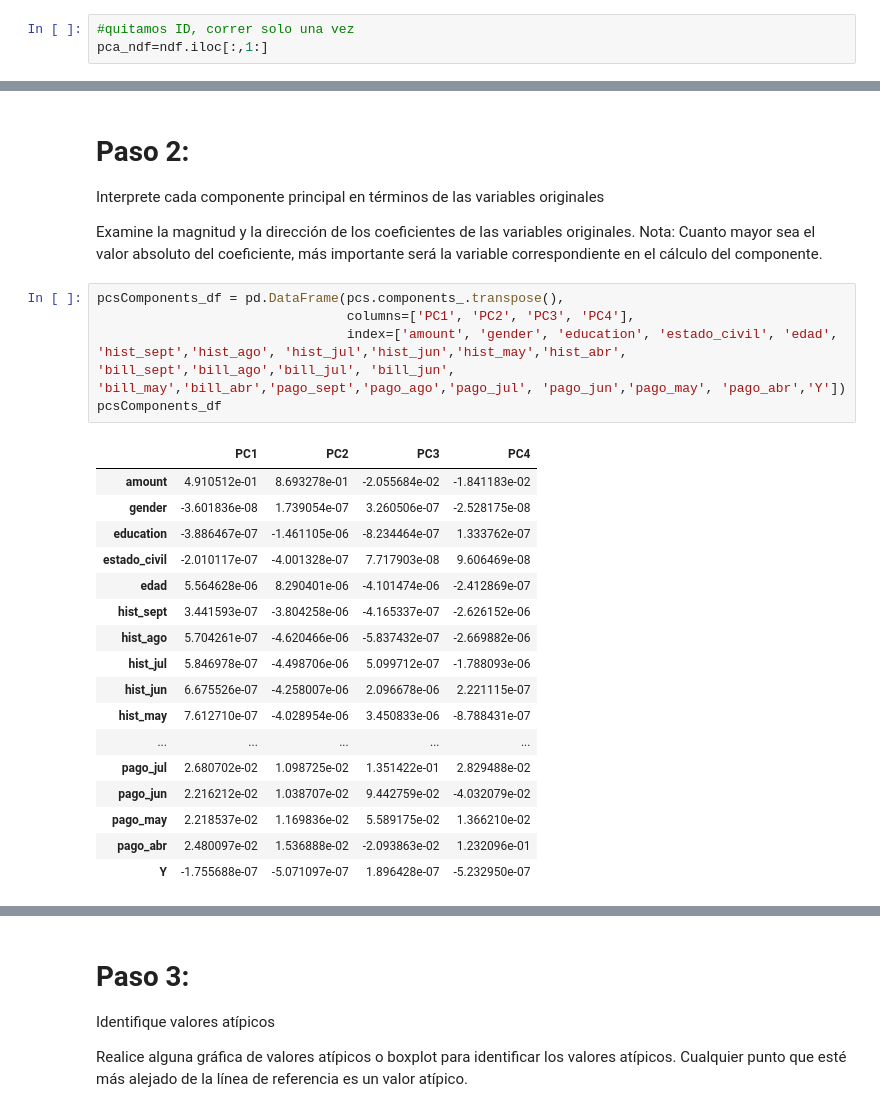
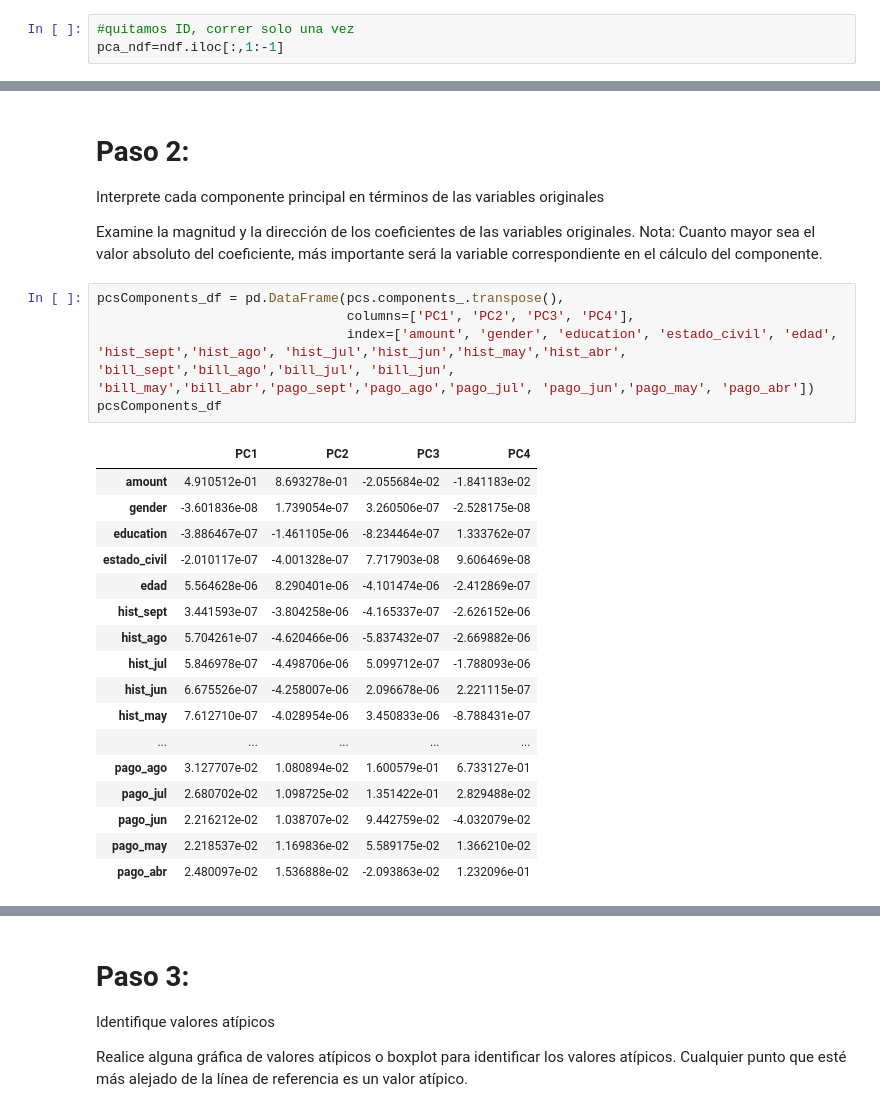
Before and after one commit to PosgradoMNA/actividades-del-projecto-equipo_37, a Jupyter notebook: PCA/Semana4_Actividad1.ipynb, the cells around one changed output, grey strips where cells are left out. Cells and saved outputs as stored; diff of their text form.

```diff
--- a/PCA/Semana4_Actividad1.ipynb
+++ b/PCA/Semana4_Actividad1.ipynb
@@ -187,6 +191,6 @@ Parece que las variables que mas están relacionadas con la variable de salida s
 # %%
 #quitamos ID, correr solo una vez
-pca_ndf=ndf.iloc[:,1:]
+pca_ndf=ndf.iloc[:,1:-1]
 # %%
 from sklearn.decomposition import PCA
 pcs = PCA()
@@ -309,26 +313,26 @@ Nota: Cuanto mayor sea el valor absoluto del coeficiente, más importante será
 # %%
 pcsComponents_df = pd.DataFrame(pcs.components_.transpose(),
                                 columns=['PC1', 'PC2', 'PC3', 'PC4'],
-                                index=['amount', 'gender', 'education', 'estado_civil', 'edad', 'hist_sept','hist_ago', 'hist_jul','hist_jun','hist_may','hist_abr', 'bill_sept','bill_ago','bill_jul', 'bill_jun', 'bill_may','bill_abr','pago_sept','pago_ago','pago_jul', 'pago_jun','pago_may', 'pago_abr','Y'])
+                                index=['amount', 'gender', 'education', 'estado_civil', 'edad', 'hist_sept','hist_ago', 'hist_jul','hist_jun','hist_may','hist_abr', 'bill_sept','bill_ago','bill_jul', 'bill_jun', 'bill_may','bill_abr','pago_sept','pago_ago','pago_jul', 'pago_jun','pago_may', 'pago_abr'])
 pcsComponents_df
 # %% [output]
 |  | PC1 | PC2 | PC3 | PC4 |
 | amount | 4.910512e-01 | 8.693278e-01 | -2.055684e-02 | -1.841183e-02 |
 | gender | -3.601836e-08 | 1.739054e-07 | 3.260506e-07 | -2.528175e-08 |
 | education | -3.886467e-07 | -1.461105e-06 | -8.234464e-07 | 1.333762e-07 |
 | estado_civil | -2.010117e-07 | -4.001328e-07 | 7.717903e-08 | 9.606469e-08 |
 | edad | 5.564628e-06 | 8.290401e-06 | -4.101474e-06 | -2.412869e-07 |
 | hist_sept | 3.441593e-07 | -3.804258e-06 | -4.165337e-07 | -2.626152e-06 |
 | hist_ago | 5.704261e-07 | -4.620466e-06 | -5.837432e-07 | -2.669882e-06 |
 | hist_jul | 5.846978e-07 | -4.498706e-06 | 5.099712e-07 | -1.788093e-06 |
 | hist_jun | 6.675526e-07 | -4.258007e-06 | 2.096678e-06 | 2.221115e-07 |
 | hist_may | 7.612710e-07 | -4.028954e-06 | 3.450833e-06 | -8.788431e-07 |
 | ... | ... | ... | ... | ... |
+| pago_ago | 3.127707e-02 | 1.080894e-02 | 1.600579e-01 | 6.733127e-01 |
 | pago_jul | 2.680702e-02 | 1.098725e-02 | 1.351422e-01 | 2.829488e-02 |
 | pago_jun | 2.216212e-02 | 1.038707e-02 | 9.442759e-02 | -4.032079e-02 |
 | pago_may | 2.218537e-02 | 1.169836e-02 | 5.589175e-02 | 1.366210e-02 |
 | pago_abr | 2.480097e-02 | 1.536888e-02 | -2.093863e-02 | 1.232096e-01 |
-| Y | -1.755688e-07 | -5.071097e-07 | 1.896428e-07 | -5.232950e-07 |
 # %%
 #ordenamos los datos para ver los extremos
 pcsComponents_df.sort_values(by='PC1', ascending=False)
```
Also changed, not shown: parts of 10 cells of this notebook.
